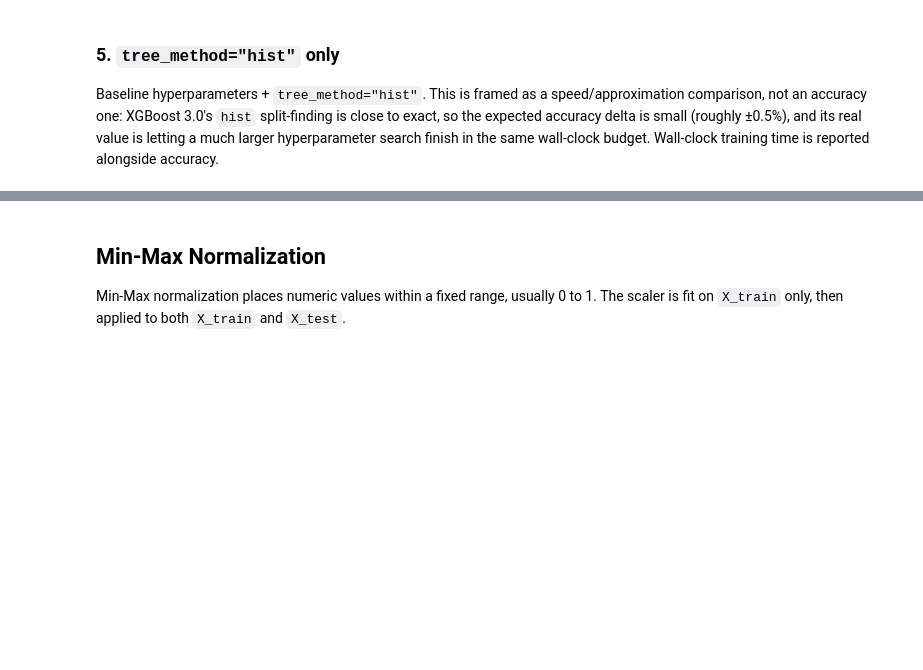
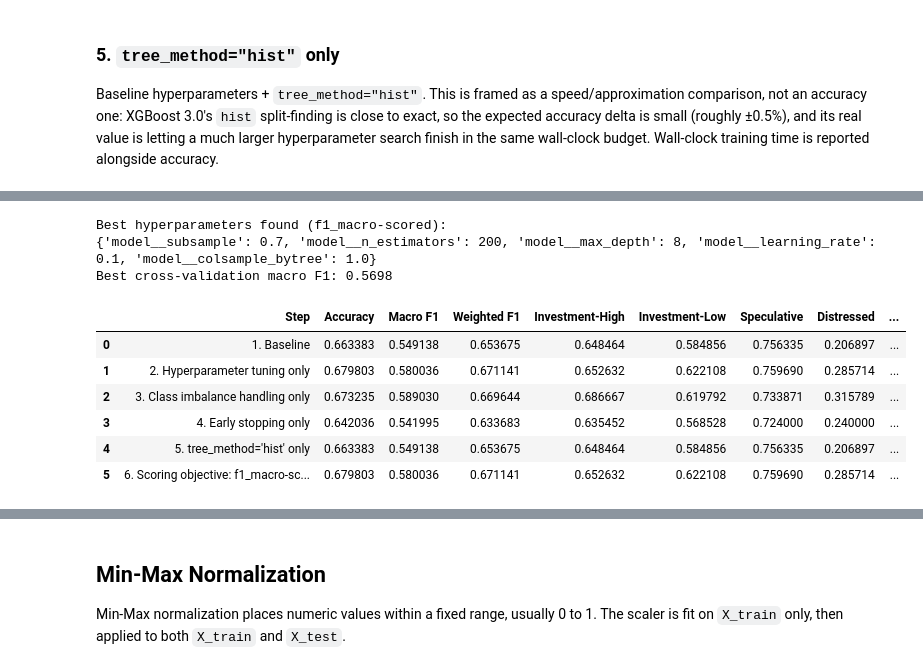
Before and after one commit to nicholas24042626/CreditSight, a Jupyter notebook: notebook/xgboost/xgboost.ipynb, the cells around one changed output, grey strips where cells are left out. Drawn from its saved outputs; the diff is of its cells as text; code cells hidden in the pictures; blank space fills up the shorter version.

```diff
--- a/notebook/xgboost/xgboost.ipynb
+++ b/notebook/xgboost/xgboost.ipynb
@@ -668,0 +560,54 @@ Saved to C:\Users\24042662\Desktop\C300\CreditSight\.claude\worktrees\xgboost-cr
+# %%
+# Section 6: scoring="f1_macro" only
+f1_hpo_search = RandomizedSearchCV(
+    estimator=Pipeline(
+        steps=[
+            ("preprocessor", build_preprocessor(numeric_columns, categorical_columns)),
+            ("model", XGBClassifier(random_state=42, eval_metric="mlogloss")),
+        ]
+    ),
+    param_distributions=hpo_param_distributions,
+    n_iter=40,
+    cv=StratifiedKFold(n_splits=5, shuffle=True, random_state=42),
+    scoring="f1_macro",
+    random_state=42,
+    n_jobs=-1,
+    refit=True,
+)
+f1_hpo_search.fit(X_train, y_train)
+
+f1_hpo_pred = f1_hpo_search.best_estimator_.predict(X_test)
+f1_hpo_pred_labels = label_encoder.inverse_transform(f1_hpo_pred.astype(int))
+f1_hpo_metrics = evaluate_predictions(y_test_labels, f1_hpo_pred_labels, CLASS_ORDER)
+
+print("Best hyperparameters found (f1_macro-scored):")
+print(f1_hpo_search.best_params_)
+print(f"Best cross-validation macro F1: {f1_hpo_search.best_score_:.4f}")
+
+ablation_records.append(
+    make_ablation_row(
+        "6. Scoring objective: f1_macro-scored tuning only",
+        f1_hpo_metrics,
+        y_test_labels,
+        f1_hpo_pred_labels,
+        notes=(
+            "Identical to Section 2 (same RandomizedSearchCV grid, n_iter=40, cv=5) except "
+            "scoring='f1_macro' instead of 'accuracy'. Isolates the effect of the search "
+            f"objective itself, holding everything else fixed. Best params: {f1_hpo_search.best_params_}"
+        ),
+    )
+)
+ablation_results["Scoring objective: f1_macro-scored tuning only"] = f1_hpo_metrics
+
+pd.DataFrame(ablation_records)
+# %% [output]
+Best hyperparameters found (f1_macro-scored):
+{'model__subsample': 0.7, 'model__n_estimators': 200, 'model__max_depth': 8, 'model__learning_rate': 0.1, 'model__colsample_bytree': 1.0}
+Best cross-validation macro F1: 0.5698
+|  | Step | Accuracy | Macro F1 | Weighted F1 | Investment-High | Investment-Low | Speculative | Distressed | ... |
+| 0 | 1. Baseline | 0.663383 | 0.549138 | 0.653675 | 0.648464 | 0.584856 | 0.756335 | 0.206897 | ... |
+| 1 | 2. Hyperparameter tuning only | 0.679803 | 0.580036 | 0.671141 | 0.652632 | 0.622108 | 0.759690 | 0.285714 | ... |
+| 2 | 3. Class imbalance handling only | 0.673235 | 0.589030 | 0.669644 | 0.686667 | 0.619792 | 0.733871 | 0.315789 | ... |
+| 3 | 4. Early stopping only | 0.642036 | 0.541995 | 0.633683 | 0.635452 | 0.568528 | 0.724000 | 0.240000 | ... |
+| 4 | 5. tree_method='hist' only | 0.663383 | 0.549138 | 0.653675 | 0.648464 | 0.584856 | 0.756335 | 0.206897 | ... |
+| 5 | 6. Scoring objective: f1_macro-sc... | 0.679803 | 0.580036 | 0.671141 | 0.652632 | 0.622108 | 0.759690 | 0.285714 | ... |
```
Also changed, not shown: parts of 77 cells of this notebook, 10 other files.
